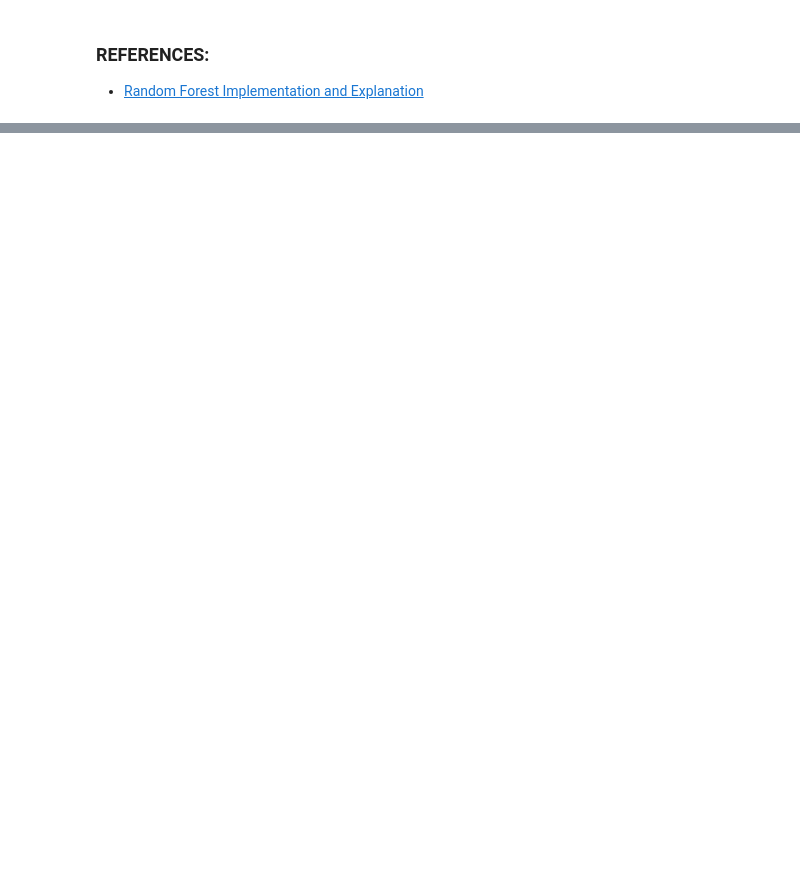
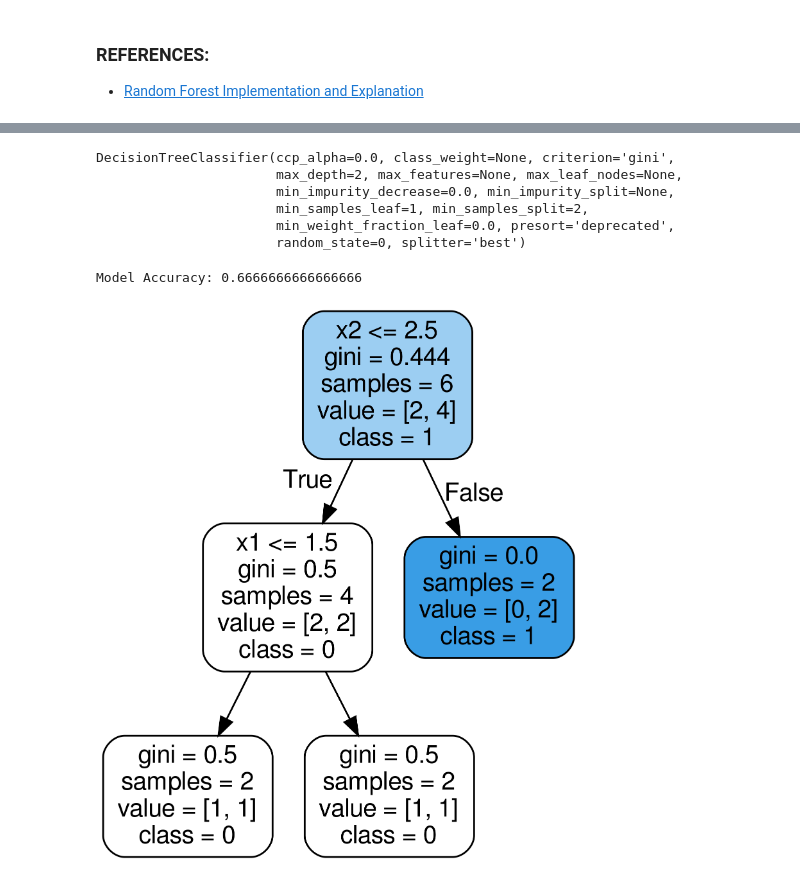
Before and after one commit to ZER-0-NE/ML_problems, a Jupyter notebook: ML-practice/Supervised Learning/Random Forest/Random Forest.ipynb, the cells around one changed output, grey strips where cells are left out. Drawn from its saved outputs; the diff is of its cells as text; code cells hidden in the pictures; blank space fills up the shorter version.

```diff
--- a/ML-practice/Supervised Learning/Random Forest/Random Forest.ipynb
+++ b/ML-practice/Supervised Learning/Random Forest/Random Forest.ipynb
@@ -104,0 +133,28 @@ The other main concept in the random forest is that only a [subset of all the fe
+# %%
+# We create the dataset with only 2 features
+
+X = np.array([[2, 2],
+              [2, 1],
+              [2, 3],
+              [1, 2],
+              [1, 1],
+              [3, 3]])
+
+y = np.array([0, 1, 1, 1, 0, 1])
+# %%
+# Single Decision Tree
+
+# Here we quickly build and train a single decision tree on the data using Scikit-Learn. The tree will learn
+# how to separate the points, building a flowchart of questions based on the feature values and the labels.
+# At each stage, the decision tree makes splits by maximizing the reduction in Gini impurity.
+
+# We'll use the default hyperparameters for the decision tree which means it can grow as deep as necessary in
+# order to completely separate the classes. This will lead to overfitting because the model memorizes the
+# training data, and in practice, we usually want to limit the depth of the tree so it can generalize to
+# testing data.
+
+from sklearn.tree import DecisionTreeClassifier
+
+# Make a decision tree and train
+tree = DecisionTreeClassifier(random_state=0)
+tree.fit(X, y)
@@ -104,0 +200,29 @@ The other main concept in the random forest is that only a [subset of all the fe
+# %%
+# Limit Maximum Depth
+# In practice, we usually want to limit the maximum depth of the decision tree (even in a random forest) so
+# the tree can generalize better to testing data. Although this will lead to reduced accuracy on the training
+# data, it can improve performance on the testing data.
+
+short_tree = DecisionTreeClassifier(max_depth=2, random_state=0)
+short_tree.fit(X, y)
+# %% [output]
+DecisionTreeClassifier(ccp_alpha=0.0, class_weight=None, criterion='gini',
+                       max_depth=2, max_features=None, max_leaf_nodes=None,
+                       min_impurity_decrease=0.0, min_impurity_split=None,
+                       min_samples_leaf=1, min_samples_split=2,
+                       min_weight_fraction_leaf=0.0, presort='deprecated',
+                       random_state=0, splitter='best')
+# %%
+print(f'Model Accuracy: {short_tree.score(X, y)}')
+# %% [output]
+Model Accuracy: 0.6666666666666666
+# %%
+# Export as dot
+export_graphviz(short_tree, 'shorttree.dot', rounded = True,
+                feature_names = ['x1', 'x2'],
+                class_names = ['0', '1'], filled = True)
+
+call(['dot', '-Tpng', 'shorttree.dot', '-o', 'shorttree.png', '-Gdpi=400']);
+Image('shorttree.png')
+# %% [output]
+[figure, added]
```
Also changed, not shown: parts of 21 cells of this notebook, 5 other files.
